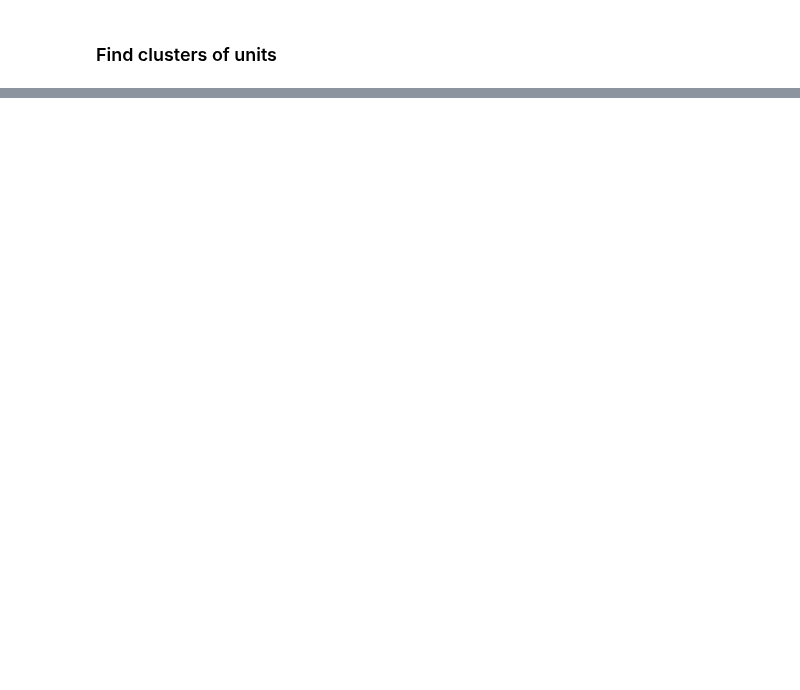
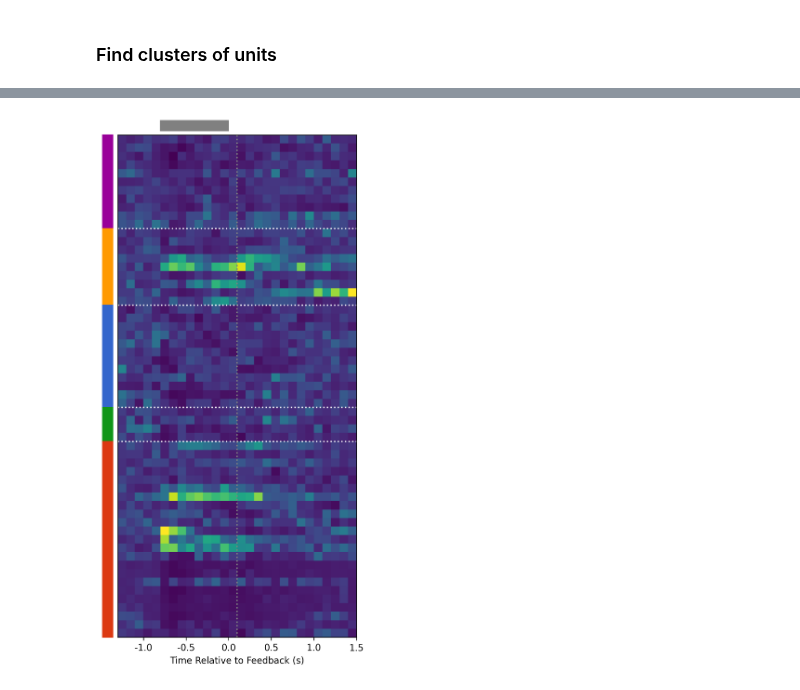
Before and after one commit to pqz317/wcst_decode, a Jupyter notebook: notebooks/create_joint_weights_figure.ipynb, the cells around one changed output, grey strips where cells are left out. Drawn from its saved outputs; the diff is of its cells as text; code cells hidden in the pictures; blank space fills up the shorter version.

```diff
--- a/notebooks/create_joint_weights_figure.ipynb
+++ b/notebooks/create_joint_weights_figure.ipynb
@@ -71,0 +94,3 @@ RuntimeError: Attempting to deserialize object on a CUDA device but torch.cuda.i
+# %%
+np_pos = unit_pos[['x', 'y', 'z']].to_numpy()
+spatial_clusters = KMeans(n_clusters=5, random_state=0).fit_predict(np_pos)
@@ -71,0 +142,86 @@ RuntimeError: Attempting to deserialize object on a CUDA device but torch.cuda.i
+# %%
+mpfc = np.argwhere(spatial_clusters == 4)
+lpfc = np.argwhere(spatial_clusters == 2)
+fef = np.argwhere(spatial_clusters == 0)
+hipp = np.argwhere(spatial_clusters == 1)
+parietal = np.argwhere(spatial_clusters == 3)
+
+reordered_units = np.squeeze(np.concatenate((mpfc, lpfc, fef, parietal, hipp)))
+# %%
+reg_names = ["mpfc", "lpfc", "fef", "parietal", "hipp"]
+regs = [mpfc, lpfc, fef, parietal, hipp]
+lens = [len(reg) for reg in regs]
+lens_accum = list(accumulate(lens))
+reg_start = lens_accum[:-1].insert(0, 0)
+reg_end = list(np.array(lens_accum[1:]) - 1)
+lines = np.array(lens_accum[0:-1]) - 0.5
+# %%
+name_to_color = {
+    "fef": '#3366CC',
+    "hippocampus" : '#DC3912',
+    "lpfc": '#FF9900',
+    "parietal": '#109618',
+    "mpfc": '#990099'
+}
+colormap = ["#990099", "#FF9900", "#3366CC", "#109618", "#DC3912"]
+# models are num_time_points x num_models
+pre_interval = 1300
+post_interval = 1500
+models = np.load(fs.open(f"l2l.pqz317.scratch/value_normed_model_models_{pre_interval}_fb_{post_interval}_by_bin_random_split.npy"), allow_pickle=True)
+weights = classifier_utils.evaluate_model_weights_by_time_bins(models, 59, 12)
+
+sums = np.sum(weights, axis=0)
+
+normalized = weights / sums
+
+# reorder by temp then ant
+reordered = normalized[reordered_units, :]
+
+
+
+fig, ax = plt.subplots(figsize=(20, 10))
+colors = ax.matshow(reordered)
+# tick_labels = np.array([-1.2, -0.9, -0.6, -0.3, 0, 0.3, 0.6, 0.9, 1.2])
+tick_labels = np.array([-1, -0.5, 0, 0.5, 1.0, 1.5])
+tick_pos = (tick_labels + 1.3) * 10 - 0.5
+# fig.colorbar(colors)
+# axis = np.arange(0, 28, 3)
+# labels = np.around((axis - 13) * 0.1, 1)
+ax.set_xticks(tick_pos)
+ax.set_xticklabels(tick_labels)
+ax.xaxis.tick_bottom()
+ax.set_xlabel("Time Relative to Feedback (s)")
+ax.get_yaxis().set_visible(False)
+ax.set_ylabel([])
+# y_axis = np.arange(0, 59, 5)
+# ax.set_yticks(y_axis)
+# ax.set_yticklabels(y_axis)
+
+boundaries = np.insert(np.insert(lines, len(lines), reordered.shape[0] - 0.5), 0, -0.5)
+print(lines)
+print(len(boundaries))
+for line in lines:
+    ax.axhline(line, color='white', linestyle="dotted")
+
+for i in range(len(boundaries)-1):
+    rect = patches.Rectangle(
+        (
+            -1.3 - 1,
+            (boundaries[i])#+boundaries[i+1]) / 2
+        ),
+        1.2,
+        (boundaries[i+1]-boundaries[i]),
+        edgecolor=colormap[i],
+        facecolor=colormap[i],
+        clip_on=False
+    )
+    ax.add_patch(rect)
+gray_rect = patches.Rectangle(
+    (4.5, -2.2), 8, 1.2,
+    edgecolor="gray",
+    facecolor="gray",
+    clip_on=False,
+)
+ax.add_patch(gray_rect)
+ax.axvline(13.48, color="gray", linestyle="dotted")
+# %% [output]
@@ -71,0 +231 @@ RuntimeError: Attempting to deserialize object on a CUDA device but torch.cuda.i
+[figure, added]
```
Also changed, not shown: parts of 11 cells of this notebook, 4 other files.
